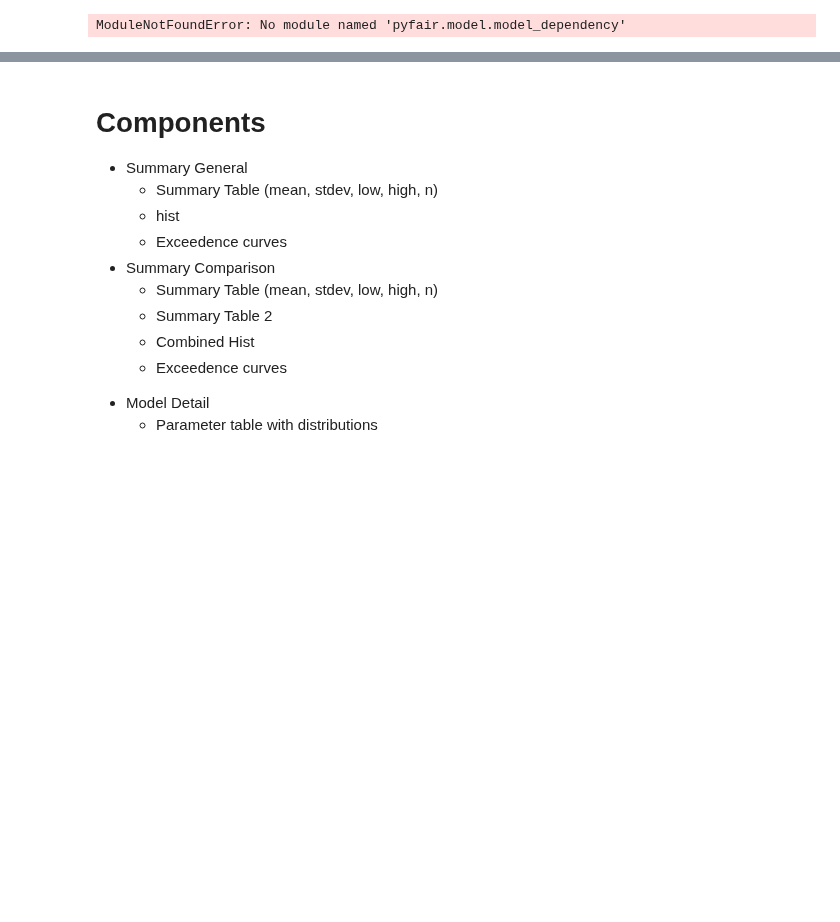
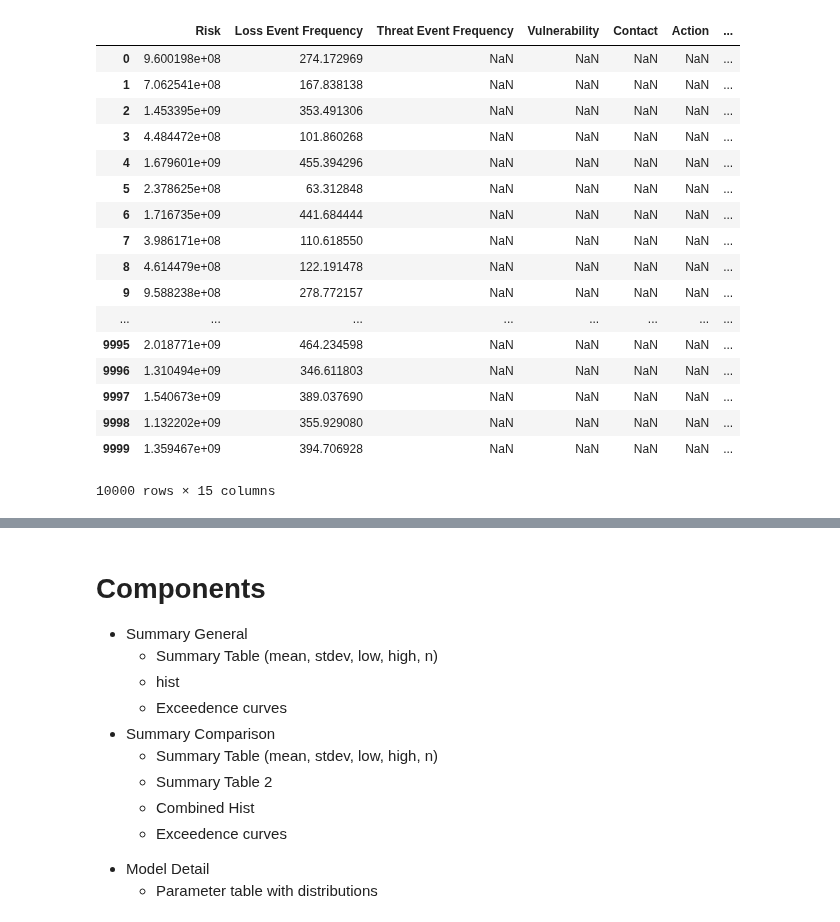
Before and after one commit to Hive-Systems/pyfair, a Jupyter notebook: scratch_notebook.ipynb, the cells around one changed output, grey strips where cells are left out. Saved outputs shown, nothing was run; the diff lists cells and outputs as text; code cells hidden in the pictures; blank space fills up the shorter version.

```diff
--- a/scratch_notebook.ipynb
+++ b/scratch_notebook.ipynb
@@ -9,8 +9,27 @@ import numpy as np
 import os
 # %%
 import pyfair
+
+model1.export_results()
 # %% [output]
+|  | Risk | Loss Event Frequency | Threat Event Frequency | Vulnerability | Contact | Action | ... |
+| 0 | 9.600198e+08 | 274.172969 | NaN | NaN | NaN | NaN | ... |
+| 1 | 7.062541e+08 | 167.838138 | NaN | NaN | NaN | NaN | ... |
+| 2 | 1.453395e+09 | 353.491306 | NaN | NaN | NaN | NaN | ... |
+| 3 | 4.484472e+08 | 101.860268 | NaN | NaN | NaN | NaN | ... |
+| 4 | 1.679601e+09 | 455.394296 | NaN | NaN | NaN | NaN | ... |
+| 5 | 2.378625e+08 | 63.312848 | NaN | NaN | NaN | NaN | ... |
+| 6 | 1.716735e+09 | 441.684444 | NaN | NaN | NaN | NaN | ... |
+| 7 | 3.986171e+08 | 110.618550 | NaN | NaN | NaN | NaN | ... |
+| 8 | 4.614479e+08 | 122.191478 | NaN | NaN | NaN | NaN | ... |
+| 9 | 9.588238e+08 | 278.772157 | NaN | NaN | NaN | NaN | ... |
+| ... | ... | ... | ... | ... | ... | ... | ... |
+| 9995 | 2.018771e+09 | 464.234598 | NaN | NaN | NaN | NaN | ... |
+| 9996 | 1.310494e+09 | 346.611803 | NaN | NaN | NaN | NaN | ... |
+| 9997 | 1.540673e+09 | 389.037690 | NaN | NaN | NaN | NaN | ... |
+| 9998 | 1.132202e+09 | 355.929080 | NaN | NaN | NaN | NaN | ... |
+| 9999 | 1.359467e+09 | 394.706928 | NaN | NaN | NaN | NaN | ... |
-ModuleNotFoundError: No module named 'pyfair.model.model_dependency'
+10000 rows × 15 columns
 # %%
 model1 = pyfair.FairModel(name="HA1", n_simulations=10_000)
 model1.input_data('Loss Event Frequency', low=20, mode=100, high=900)
```
Also changed, not shown: parts of 2 cells of this notebook, 11 other files.
